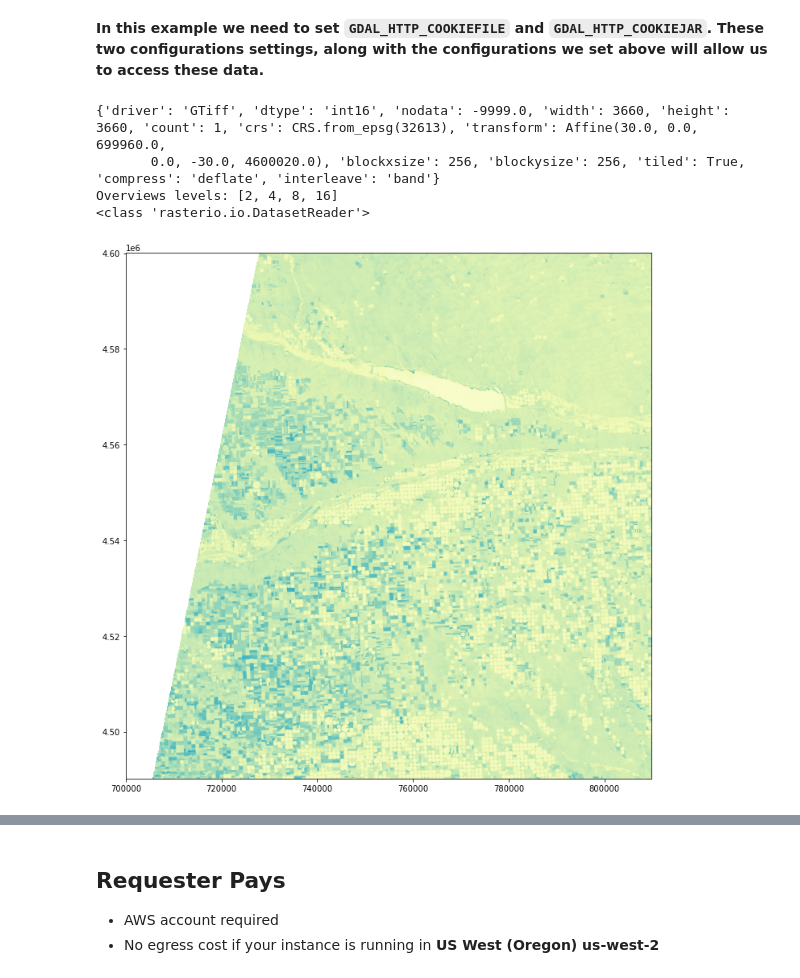
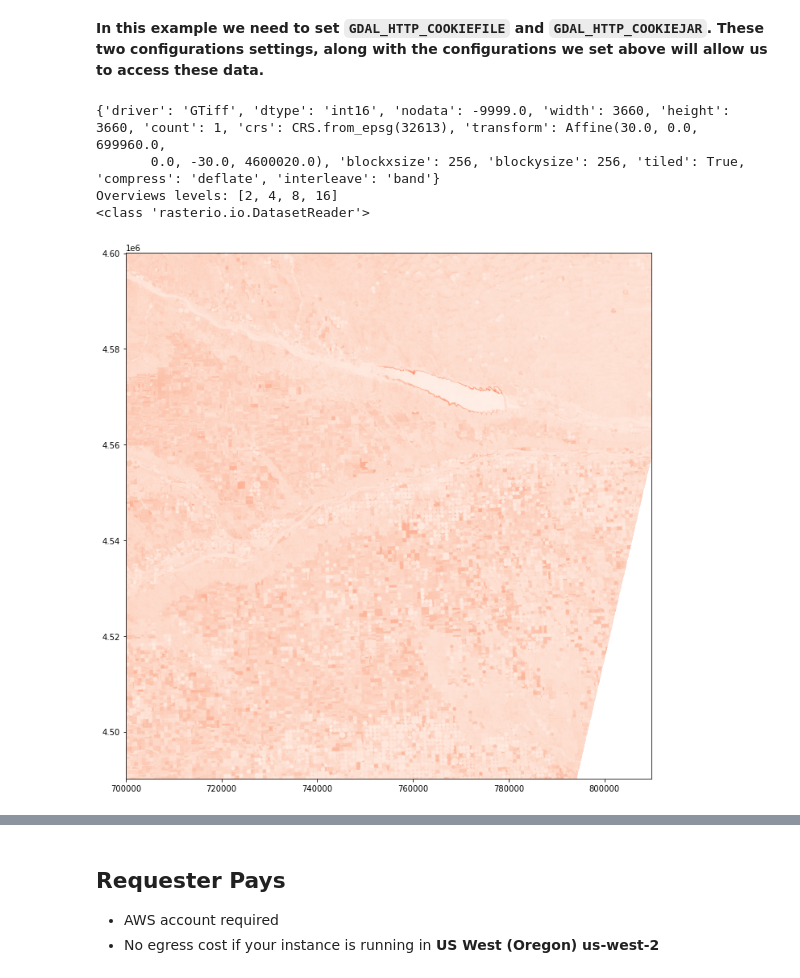
Before and after one commit to amfriesz/lpdaac_cloud_data_access, a Jupyter notebook: notebooks/Topic_1__AWS_Data_Access.ipynb, the cells around one changed output, grey strips where cells are left out. Cells and saved outputs as stored; diff of their text form; code cells hidden in the pictures.

```diff
--- a/notebooks/Topic_1__AWS_Data_Access.ipynb
+++ b/notebooks/Topic_1__AWS_Data_Access.ipynb
@@ -68,7 +68,7 @@ Wall time: 15.2 s
 - For NASA data, authenication is done through Earthdata Login
 - Must have a netrc file with proper credetials in your user directory
 # %%
-foa_url = "https://lpdaac.earthdata.nasa.gov/lp-prod-protected/HLSS30.015/HLS.S30.T13TGF.2020191T172901.v1.5.B04.tif"
+foa_url = "https://data.lpdaac.earthdatacloud.nasa.gov/lp-prod-protected/HLSS30.020/HLS.S30.T13TGF.2020274T174141.v2.0/HLS.S30.T13TGF.2020274T174141.v2.0.B04.tif"
 # %% [markdown]
 **If you do not have a [netrc](https://git.earthdata.nasa.gov/projects/LPDUR/repos/daac_data_download_python/browse) file with proper credetial in your user directory and do not set the proper GDAL environmental variables, you will get this fun/misleading error.**
 # %% [markdown]
@@ -76,22 +76,22 @@ foa_url = "https://lpdaac.earthdata.nasa.gov/lp-prod-protected/HLSS30.015/HLS.S3
 # %%
 %%time
 
 with rio.Env(GDAL_DISABLE_READDIR_ON_OPEN='EMPTY_DIR',
              CPL_VSIL_CURL_ALLOWED_EXTENSIONS='tif',
              GDAL_HTTP_COOKIEFILE='~/cookies.txt',
              GDAL_HTTP_COOKIEJAR='~/cookies.txt'):
     with rio.open(foa_url) as src:
         print(src.profile)
         print(f'Overviews levels: {src.overviews(1)}')
         print(type(src))
 
         hls_ov_levels = src.overviews(1)                  # We'll use this later on...
         hls_proj = src.crs.to_string()                    # We'll use this later on too...
         fig, ax = plt.subplots(1, figsize=(12, 12))
-        show(src, cmap='YlGnBu')
+        show(src, cmap='Reds')
 # %% [output]
 {'driver': 'GTiff', 'dtype': 'int16', 'nodata': -9999.0, 'width': 3660, 'height': 3660, 'count': 1, 'crs': CRS.from_epsg(32613), 'transform': Affine(30.0, 0.0, 699960.0,
        0.0, -30.0, 4600020.0), 'blockxsize': 256, 'blockysize': 256, 'tiled': True, 'compress': 'deflate', 'interleave': 'band'}
 Overviews levels: [2, 4, 8, 16]
 <class 'rasterio.io.DatasetReader'>
-[figure, old version]
+[figure, new version]
```
Also changed, not shown: parts of 8 cells of this notebook, 3 other files.
